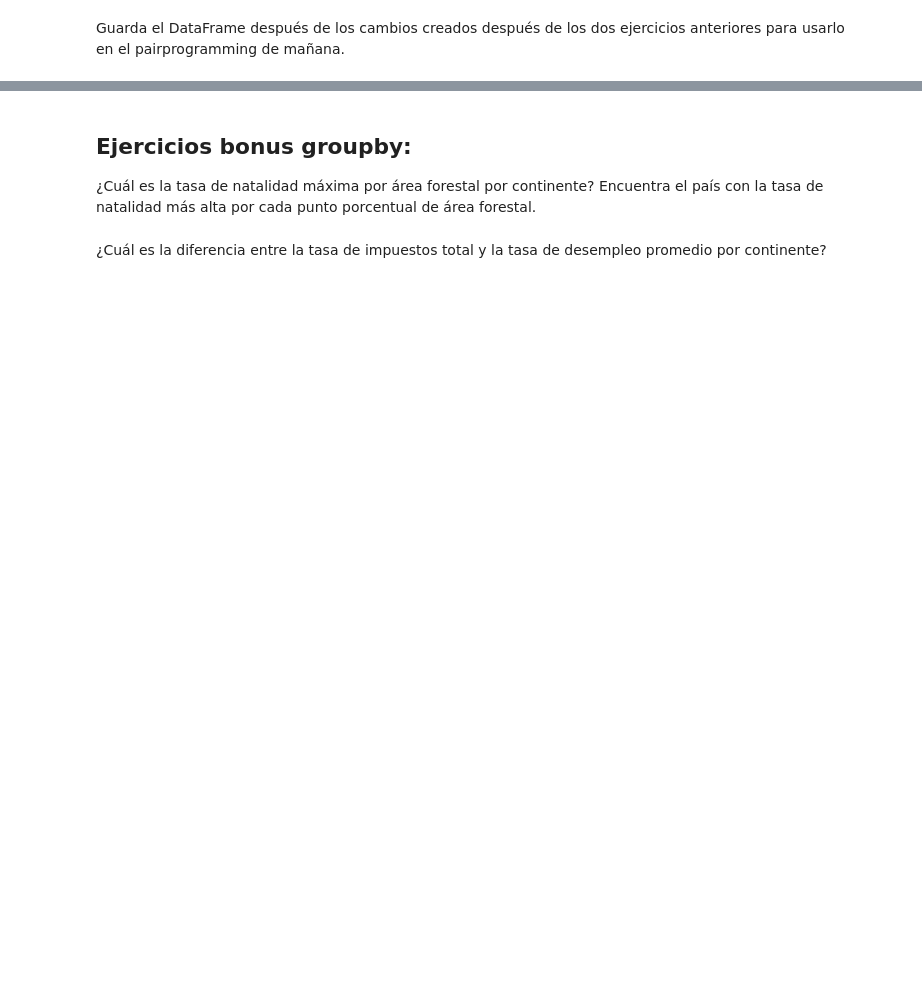
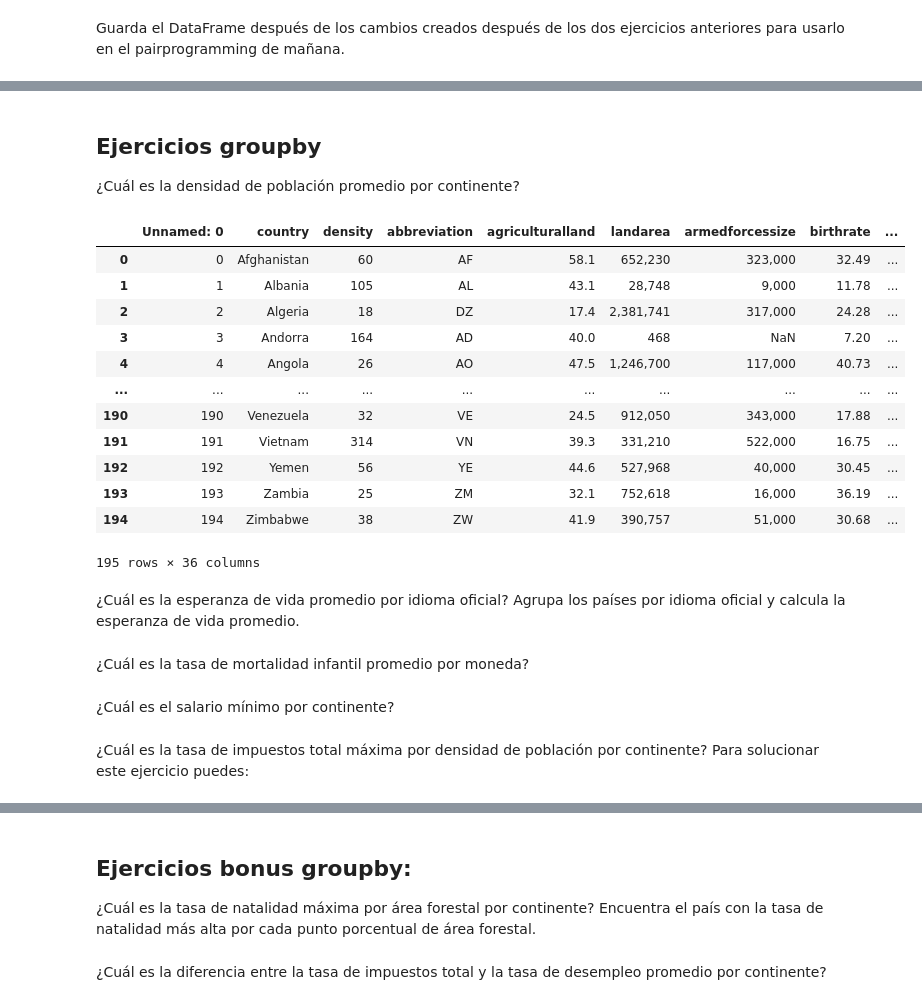
Before and after one commit to karinem0/promoG-modulo3-sprint1-pairprogramming-Fedra-Karine, a Jupyter notebook: 5.Agrupacion_datos_apply_Pair_programming.ipynb, the cells around one changed output, grey strips where cells are left out. Drawn from its saved outputs; the diff is of its cells as text; code cells hidden in the pictures; blank space fills up the shorter version.

```diff
--- a/5.Agrupacion_datos_apply_Pair_programming.ipynb
+++ b/5.Agrupacion_datos_apply_Pair_programming.ipynb
@@ -100,0 +121,3 @@ print(df_world['country'].to_string())
+# %%
+index_mal = df_world[df_world['country'] == 'S�����������'].index
+df_world = df_world.drop(index_mal)
@@ -134,4 +355,3 @@ len(paises_continente)
 # %%
-
-valores = paises_continente.values()
-df_world.insert(-1, "continent", valores)
+# valores = list(paises_continente.values())
+# df_world["continent"] = valores
@@ -147,0 +358,10 @@ def nueva_columna (cadena):
+# %%
+def añadir_columna(pais, diccionario):
+    try:
+        return diccionario[pais]
+    except KeyError:
+        print(f"Error: No se encontró '{pais}' en el diccionario")
+        return None
+
+df_world['continent'] = df_world['country'].apply(lambda x: añadir_columna(x, paises_continente))
+df_world.head()
@@ -147,0 +378,2 @@ def nueva_columna (cadena):
+# %%
+df_world = df_world.drop(columns=['Unnamed: 0'])
@@ -190,0 +395,22 @@ Encuentra el país con la tasa de maternidad más alta por punto porcentual de t
+# %% [markdown]
+
+
+## Ejercicios groupby
+
+¿Cuál es la densidad de población promedio por continente?
+# %%
+df_world
+# %% [output]
+|  | Unnamed: 0 | country | density | abbreviation | agriculturalland | landarea | armedforcessize | birthrate | ... |
+| 0 | 0 | Afghanistan | 60 | AF | 58.1 | 652,230 | 323,000 | 32.49 | ... |
+| 1 | 1 | Albania | 105 | AL | 43.1 | 28,748 | 9,000 | 11.78 | ... |
+| 2 | 2 | Algeria | 18 | DZ | 17.4 | 2,381,741 | 317,000 | 24.28 | ... |
+| 3 | 3 | Andorra | 164 | AD | 40.0 | 468 | NaN | 7.20 | ... |
+| 4 | 4 | Angola | 26 | AO | 47.5 | 1,246,700 | 117,000 | 40.73 | ... |
+| ... | ... | ... | ... | ... | ... | ... | ... | ... | ... |
+| 190 | 190 | Venezuela | 32 | VE | 24.5 | 912,050 | 343,000 | 17.88 | ... |
+| 191 | 191 | Vietnam | 314 | VN | 39.3 | 331,210 | 522,000 | 16.75 | ... |
+| 192 | 192 | Yemen | 56 | YE | 44.6 | 527,968 | 40,000 | 30.45 | ... |
+| 193 | 193 | Zambia | 25 | ZM | 32.1 | 752,618 | 16,000 | 36.19 | ... |
+| 194 | 194 | Zimbabwe | 38 | ZW | 41.9 | 390,757 | 51,000 | 30.68 | ... |
+195 rows × 36 columns
@@ -190,0 +419,12 @@ Encuentra el país con la tasa de maternidad más alta por punto porcentual de t
+# %% [markdown]
+
+¿Cuál es la esperanza de vida promedio por idioma oficial? Agrupa los países por idioma oficial y calcula la esperanza de vida promedio.
+# %% [markdown]
+
+¿Cuál es la tasa de mortalidad infantil promedio por moneda?
+# %% [markdown]
+
+¿Cuál es el salario mínimo por continente?
+# %% [markdown]
+
+¿Cuál es la tasa de impuestos total máxima por densidad de población por continente? Para solucionar este ejercicio puedes:
```
Also changed, not shown: parts of 26 cells of this notebook, 4 other files.
